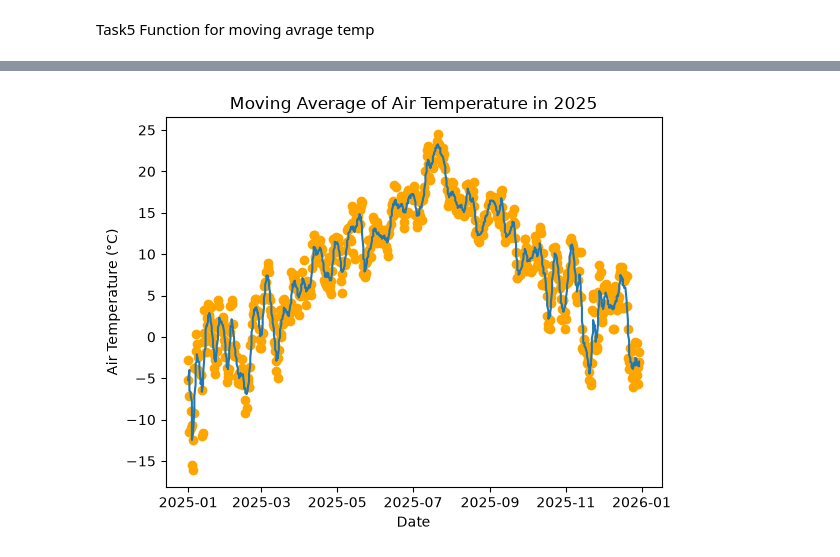
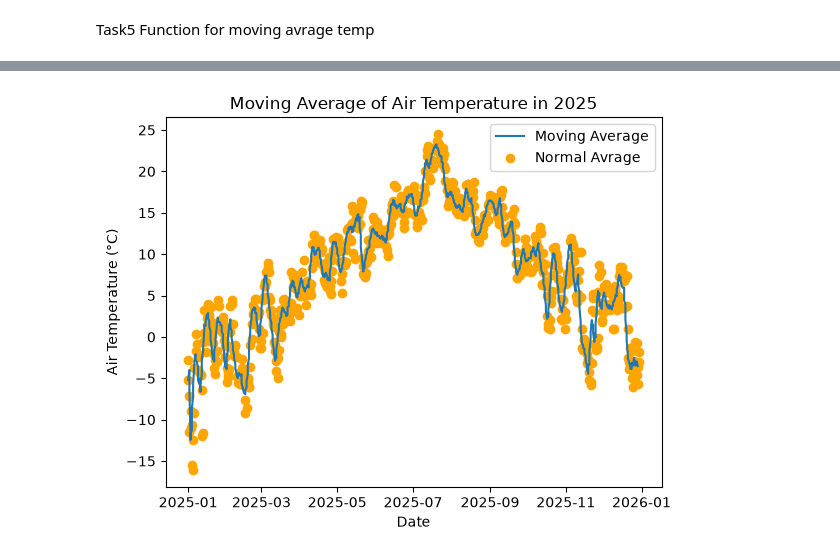
Before and after one commit to adriannv22/Inf201_deliverabal1, a Jupyter notebook: inf201_deliverabel_1.ipynb, the cells around one changed output, grey strips where cells are left out. Saved outputs shown, nothing was run; the diff lists cells and outputs as text; code cells hidden in the pictures.

```diff
--- a/inf201_deliverabel_1.ipynb
+++ b/inf201_deliverabel_1.ipynb
@@ -181,7 +181,7 @@ def moving_average(df: pd.DataFrame, window_size: int) -> pd.DataFrame:
                 avrage = df['value'][i]
                 #append the calculated moving average to the list
                 moving_avg.append(avrage)
-            else:
+            elif i <= window_size/2:
                 #Create a window of values from index 0 to the current index
                 window = df['value'][0:i]
                 #Calculate the mean of the values in the window
@@ -214,10 +214,11 @@ fig, ax = plt.subplots()
 
 #plot the moving average of the air temperature data for 2025.
 ax.plot(moving_avg_df['referenceTime'], moving_avg_df['moving_average'], label='Moving Average')
-ax.scatter(temp_df['referenceTime'], temp_df['value'], color='orange')
+ax.scatter(temp_df['referenceTime'], temp_df['value'], color='orange', label='Normal Avrage')
 ax.set_title('Moving Average of Air Temperature in 2025')
 ax.set_xlabel('Date')
 ax.set_ylabel('Air Temperature (°C)')
+plt.legend()
 plt.show()#shows the funktion
 
 
@@ -241 +245 @@ plt.show()#shows the funktion
-[figure, old version]
+[figure, new version]
```
Also changed, not shown: parts of 1 cell of this notebook.
